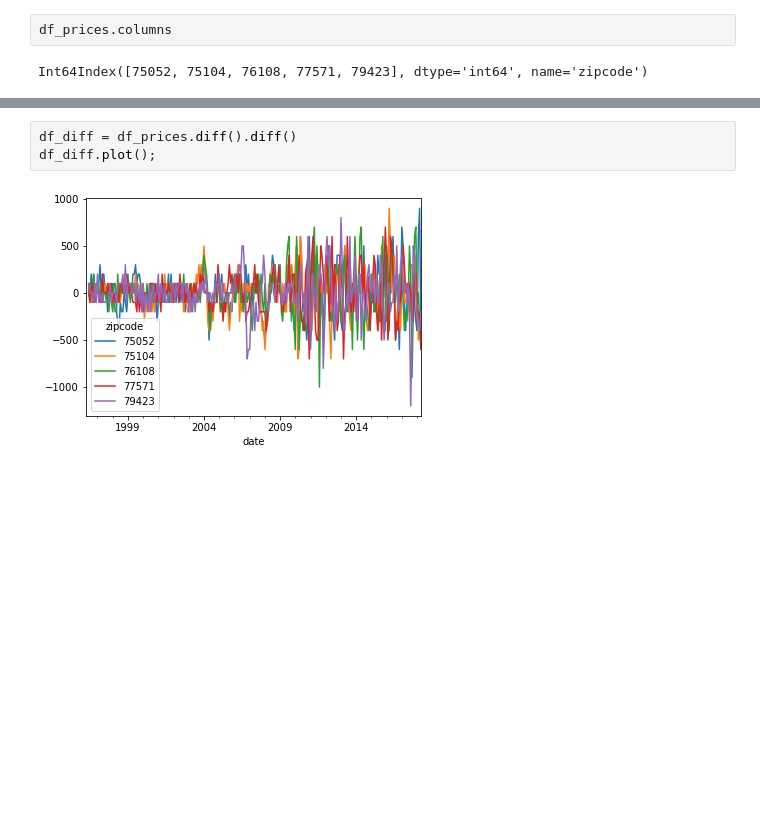
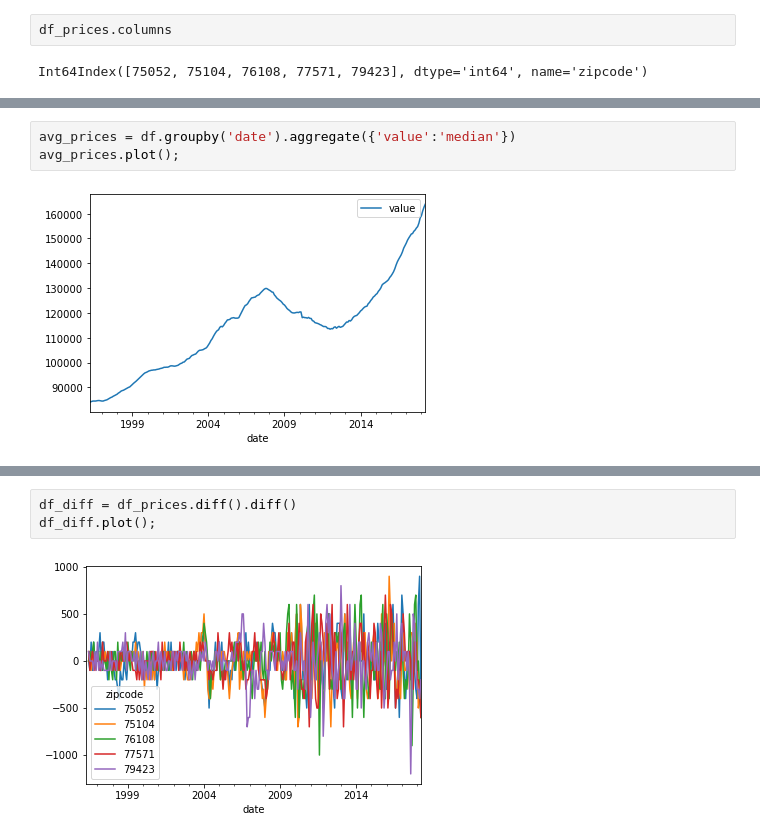
Before and after one commit to rhk48/zillow-time-series, a Jupyter notebook: seth_day_3.ipynb, the cells around one changed output, grey strips where cells are left out. Drawn from its saved outputs; the diff is of its cells as text; blank space fills up the shorter version.

```diff
--- a/seth_day_3.ipynb
+++ b/seth_day_3.ipynb
@@ -404,0 +522,5 @@ Int64Index([75052, 75104, 76108, 77571, 79423], dtype='int64', name='zipcode')
+# %%
+avg_prices = df.groupby('date').aggregate({'value':'median'})
+avg_prices.plot();
+# %% [output]
+[figure, added]
```
Also changed, not shown: parts of 40 cells of this notebook, 5 other files.
